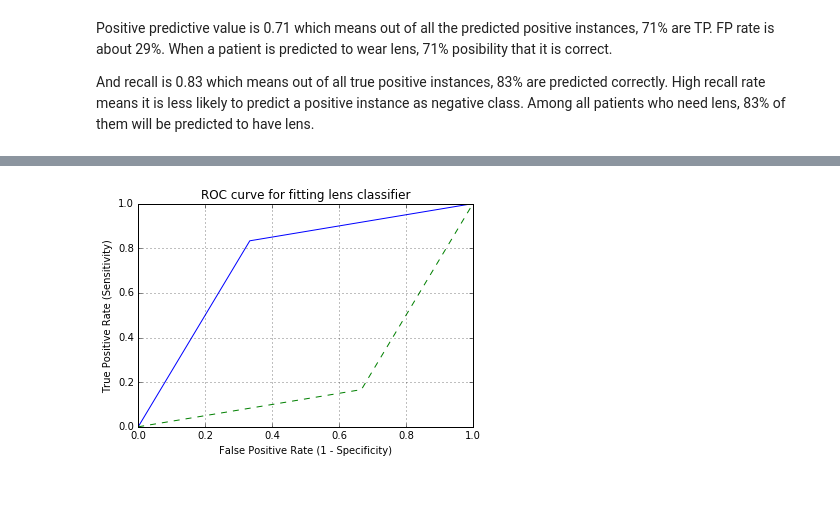
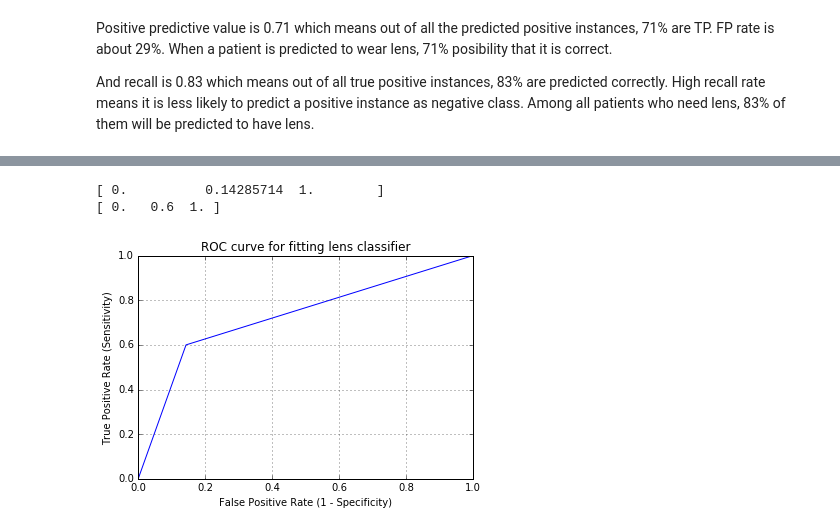
Before and after one commit to Shivam101/cs6220, a Jupyter notebook: Assignment_08.ipynb, the cells around one changed output, grey strips where cells are left out. Saved outputs shown, nothing was run; the diff lists cells and outputs as text; code cells hidden in the pictures; blank space fills up the shorter version.

```diff
--- a/Assignment_08.ipynb
+++ b/Assignment_08.ipynb
@@ -151,16 +182,17 @@ fpr,tpr,thresholds,len(test_target),len(y_pred)
 # %%
 # Compute ROC curve and ROC area for each class
 from sklearn.metrics import roc_curve, auc
 fpr1, tpr1, thresholds1 = roc_curve(test_target, y_pred_prob_class1)
 plt.plot(fpr1, tpr1)
-fpr0, tpr0, thresholds0 = roc_curve(test_target, y_pred_prob_class0)
-plt.plot(fpr0, tpr0,linestyle='--')
-
+print(fpr1)
+print(tpr1)
 plt.xlim([0.0, 1.0])
 plt.ylim([0.0, 1.0])
 plt.title('ROC curve for fitting lens classifier')
 plt.xlabel('False Positive Rate (1 - Specificity)')
 plt.ylabel('True Positive Rate (Sensitivity)')
 plt.grid(True)
 # %% [output]
+[ 0.          0.14285714  1.        ]
+[ 0.   0.6  1. ]
-[figure, old version]
+[figure, new version]
```
Also changed, not shown: parts of 13 cells of this notebook, 1 other file.
